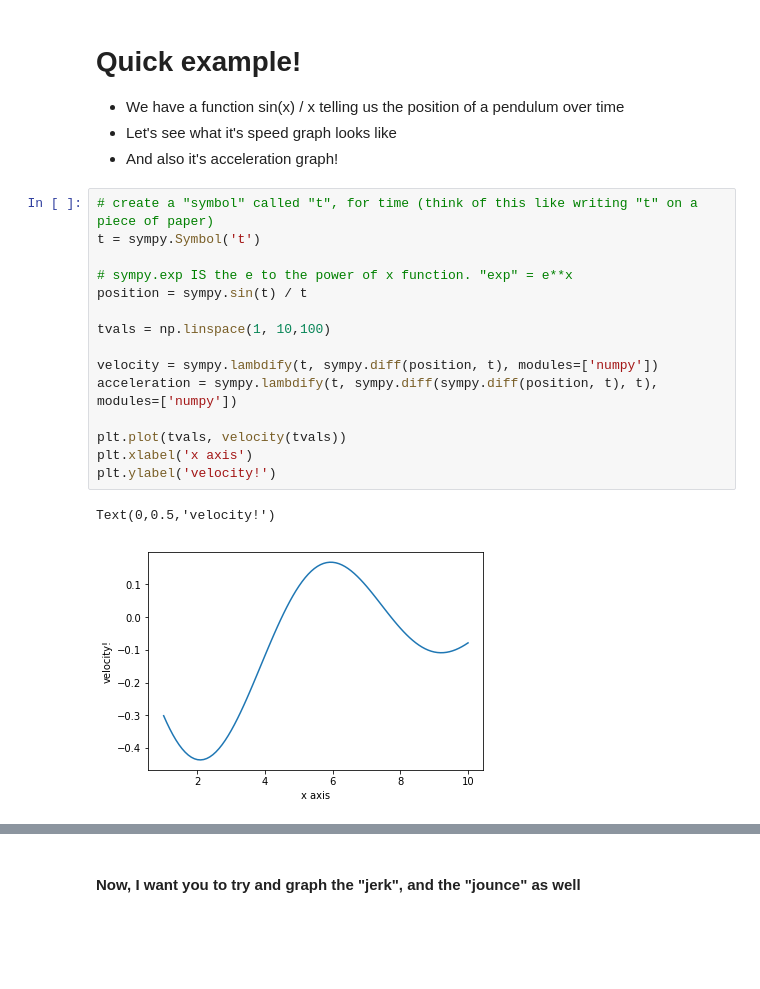
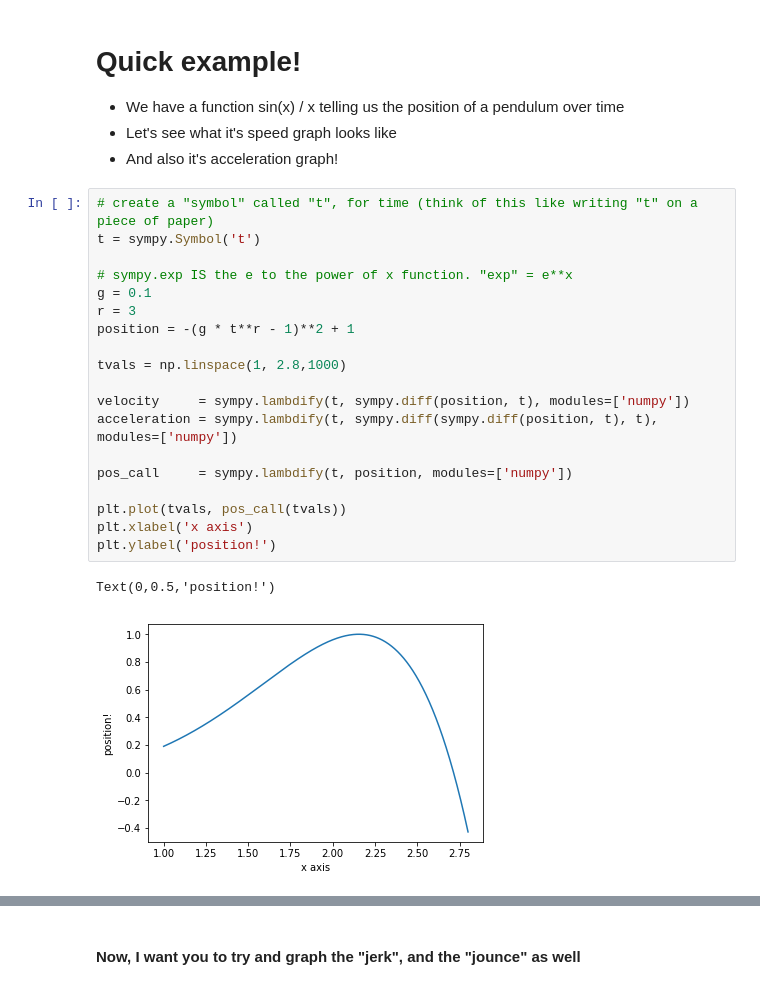
Before and after one commit to jonnyhyman/Programming-Classes, a Jupyter notebook: Math Magic/Week15_Notebook.ipynb, the cells around one changed output, grey strips where cells are left out. Saved outputs shown, nothing was run; the diff lists cells and outputs as text; blank space fills up the shorter version.

```diff
--- a/Math Magic/Week15_Notebook.ipynb
+++ b/Math Magic/Week15_Notebook.ipynb
@@ -83,18 +91,22 @@ And, even more specifically
 # %%
 # create a "symbol" called "t", for time (think of this like writing "t" on a piece of paper)
 t = sympy.Symbol('t')
 
 # sympy.exp IS the e to the power of x function. "exp" = e**x
-position = sympy.sin(t) / t
+g = 0.1
+r = 3
+position = -(g * t**r - 1)**2 + 1
 
-tvals = np.linspace(1, 10,100)
+tvals = np.linspace(1, 2.8,1000)
 
-velocity = sympy.lambdify(t, sympy.diff(position, t), modules=['numpy'])
+velocity     = sympy.lambdify(t, sympy.diff(position, t), modules=['numpy'])
 acceleration = sympy.lambdify(t, sympy.diff(sympy.diff(position, t), t), modules=['numpy'])
 
-plt.plot(tvals, velocity(tvals))
+pos_call     = sympy.lambdify(t, position, modules=['numpy'])
+
+plt.plot(tvals, pos_call(tvals))
 plt.xlabel('x axis')
-plt.ylabel('velocity!')
+plt.ylabel('position!')
 # %% [output]
-Text(0,0.5,'velocity!')
+Text(0,0.5,'position!')
-[figure, old version]
+[figure, new version]
```
Also changed, not shown: parts of 14 cells of this notebook, 2 other files.
